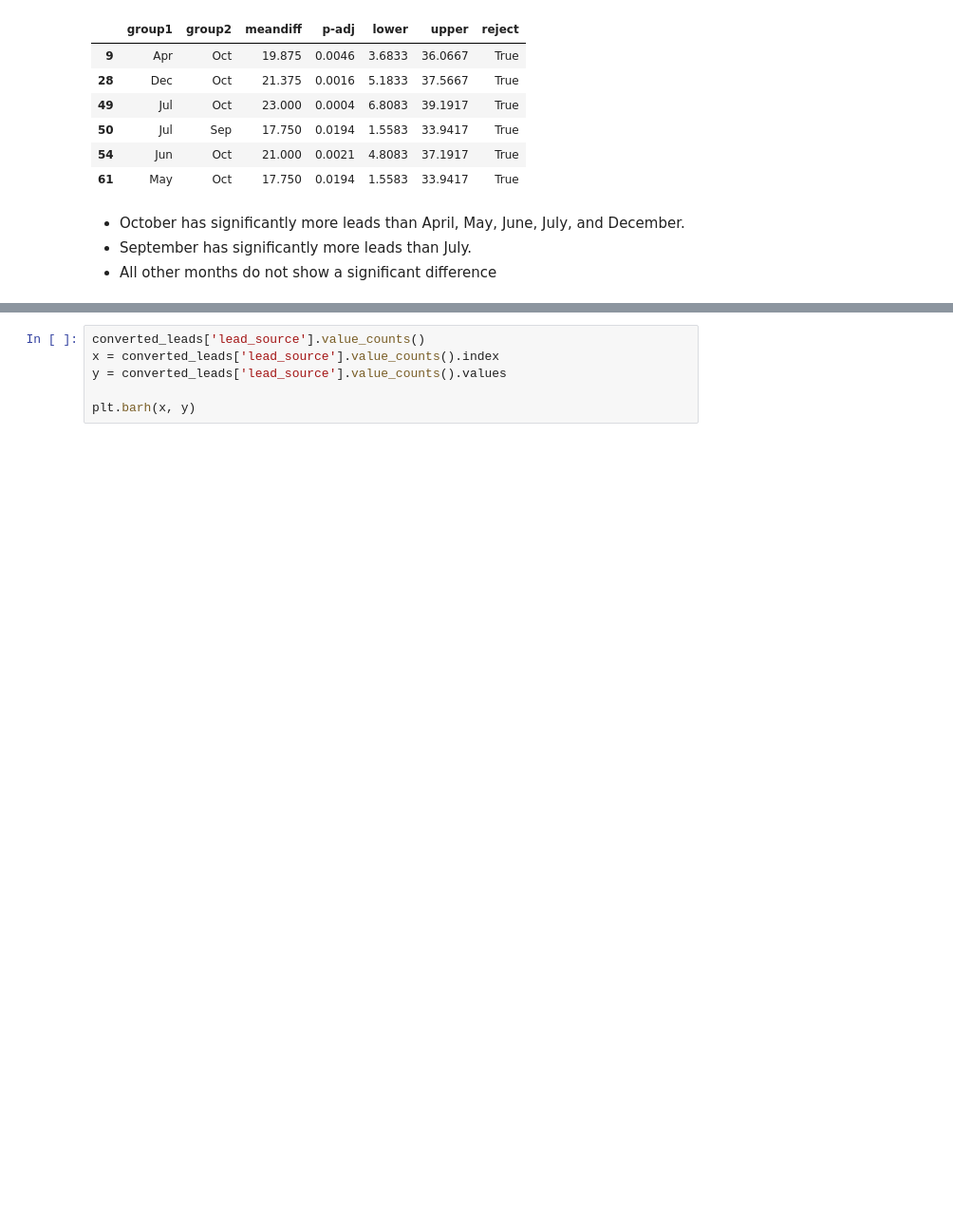
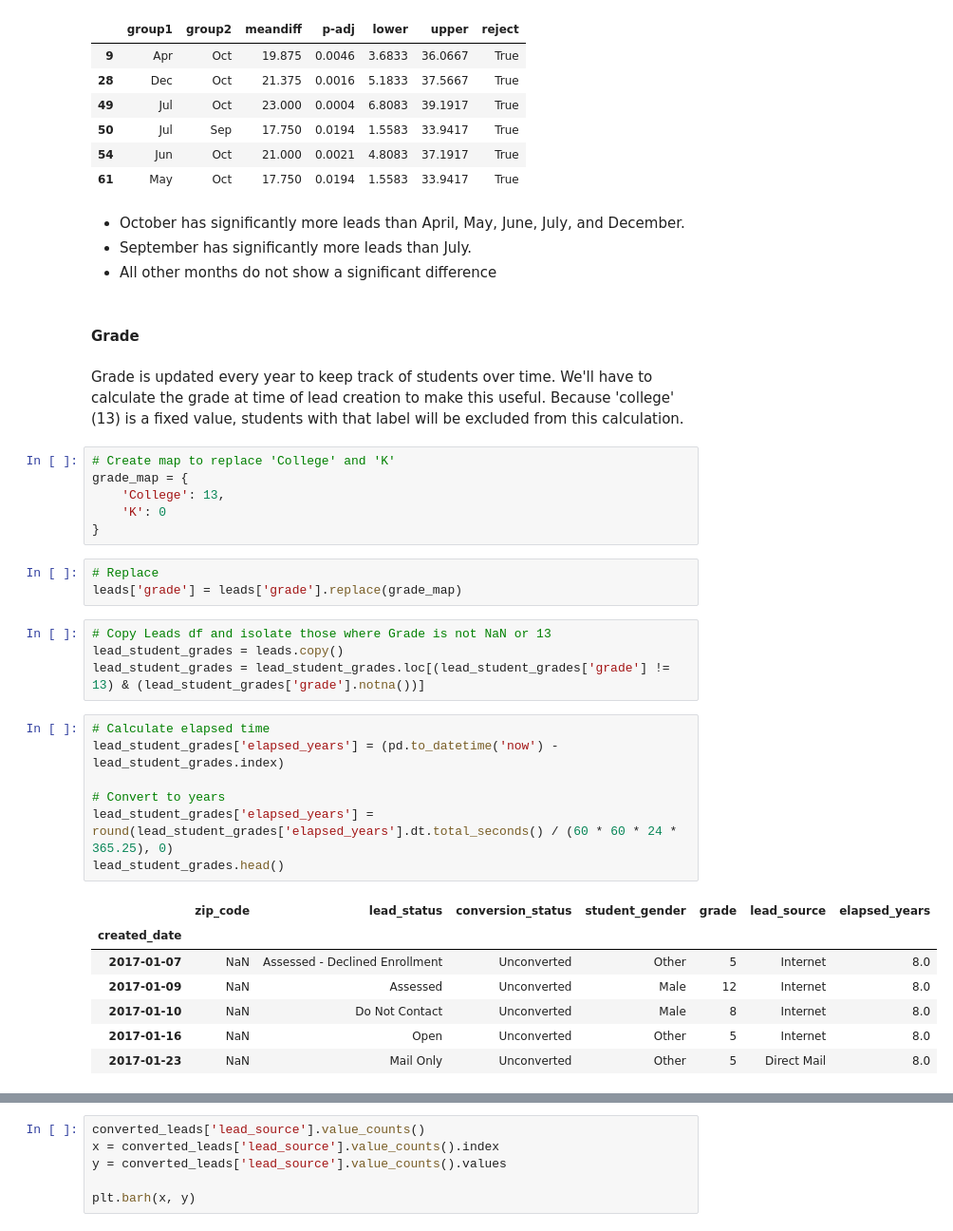
Before and after one commit to elijahlopez94/trends_in_supplemental_education_program, a Jupyter notebook: eda_notebook.ipynb, the cells around one changed output, grey strips where cells are left out. Shown at 95% size. Drawn from its saved outputs; the diff is of its cells as text; blank space fills up the shorter version.

```diff
--- a/eda_notebook.ipynb
+++ b/eda_notebook.ipynb
@@ -405,3 +409,35 @@ tukey_df.loc[tukey_df['reject'] == True]
 * October has significantly more leads than April, May, June, July, and December.
 * September has significantly more leads than July.
 * All other months do not show a significant difference
+# %% [markdown]
+#### Grade
+# %% [markdown]
+Grade is updated every year to keep track of students over time. We'll have to calculate the grade at time of lead creation to make this useful. Because 'college' (13) is a fixed value, students with that label will be excluded from this calculation.
+# %%
+# Create map to replace 'College' and 'K'
+grade_map = {
+    'College': 13,
+    'K': 0
+}
+# %%
+# Replace
+leads['grade'] = leads['grade'].replace(grade_map)
+# %%
+# Copy Leads df and isolate those where Grade is not NaN or 13
+lead_student_grades = leads.copy()
+lead_student_grades = lead_student_grades.loc[(lead_student_grades['grade'] != 13) & (lead_student_grades['grade'].notna())]
+# %%
+# Calculate elapsed time
+lead_student_grades['elapsed_years'] = (pd.to_datetime('now') - lead_student_grades.index)
+
+# Convert to years
+lead_student_grades['elapsed_years'] = round(lead_student_grades['elapsed_years'].dt.total_seconds() / (60 * 60 * 24 * 365.25), 0)
+lead_student_grades.head()
+# %% [output]
+|  | zip_code | lead_status | conversion_status | student_gender | grade | lead_source | elapsed_years |
+| created_date |  |  |  |  |  |  |  |
+| 2017-01-07 | NaN | Assessed - Declined Enrollment | Unconverted | Other | 5 | Internet | 8.0 |
+| 2017-01-09 | NaN | Assessed | Unconverted | Male | 12 | Internet | 8.0 |
+| 2017-01-10 | NaN | Do Not Contact | Unconverted | Male | 8 | Internet | 8.0 |
+| 2017-01-16 | NaN | Open | Unconverted | Other | 5 | Internet | 8.0 |
+| 2017-01-23 | NaN | Mail Only | Unconverted | Other | 5 | Direct Mail | 8.0 |
```
Also changed, not shown: parts of 43 cells of this notebook.
